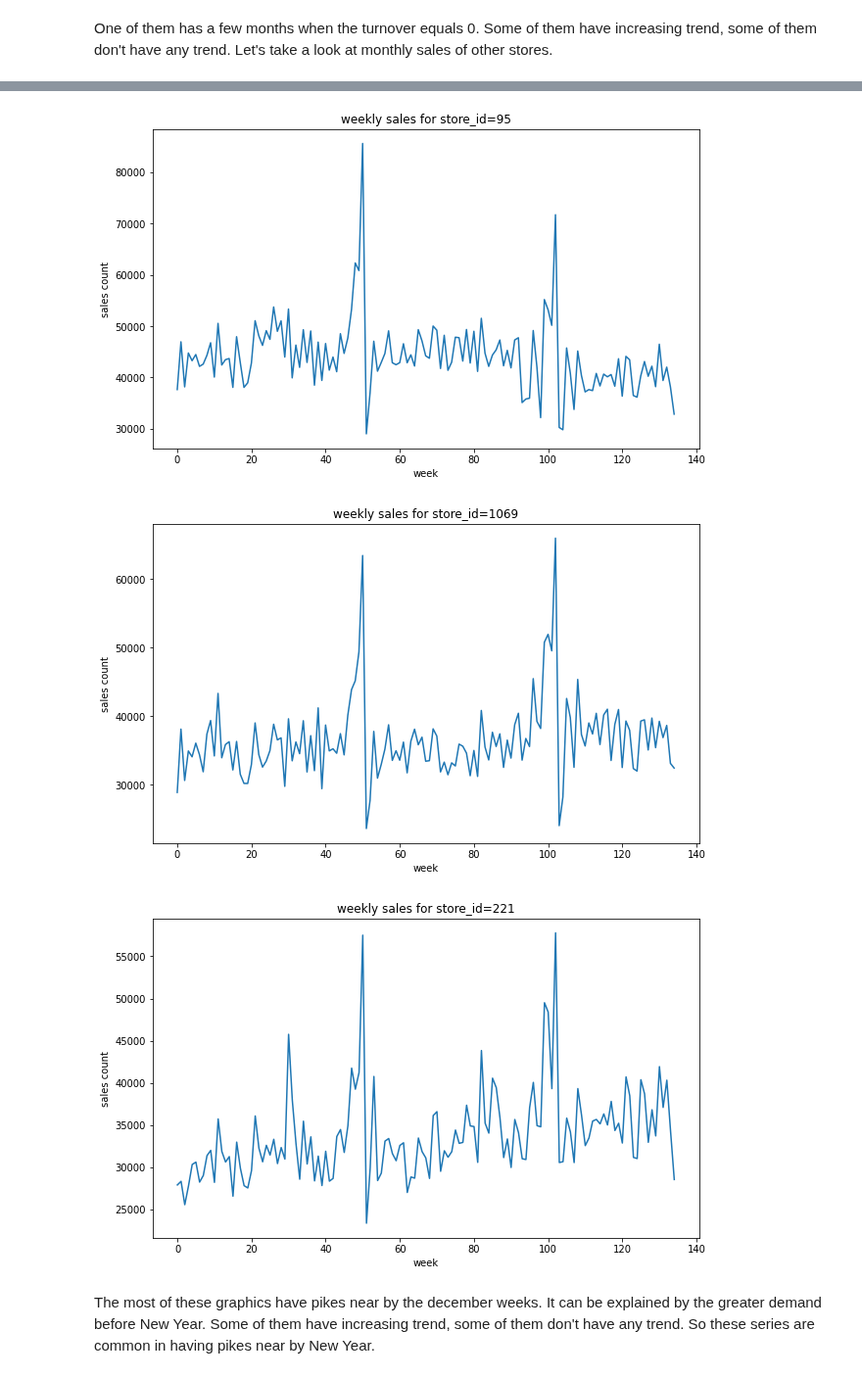
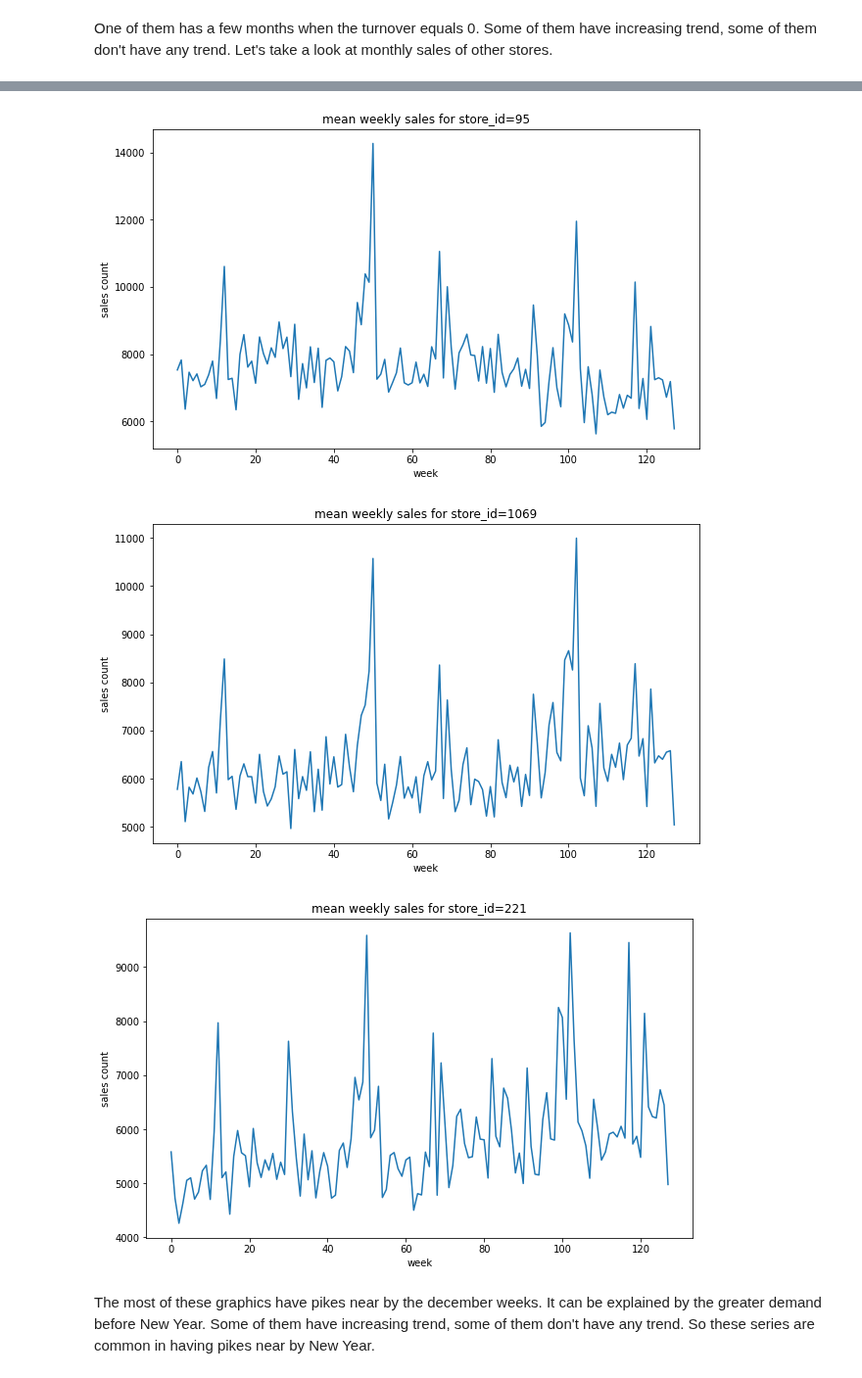
Before and after one commit to vkhmara/EPAM-Internship, a Jupyter notebook: Rossmann Store Sales/EDA 2.ipynb, the cells around one changed output, grey strips where cells are left out. Shown at 98% size. Cells and saved outputs as stored; diff of their text form; code cells hidden in the pictures.

```diff
--- a/Rossmann Store Sales/EDA 2.ipynb
+++ b/Rossmann Store Sales/EDA 2.ipynb
@@ -46,2 +18,5 @@ memory usage: 154.6 MB
+# %%
+train_sales = X_train.copy()
+train_sales['target'] = y_train
 # %% [markdown]
 # Analysis of the new features
@@ -90,0 +80,4 @@ all_days = pd.DataFrame({'ordered_day': all_days})
+# %%
+store = store.merge(train_sales.groupby('Store').agg({'target':'mean'})\
+                    .reset_index(), on='Store').rename(columns={'target':'mean_sales'})
+hist(store, 'mean_sales', bins=100)
@@ -90,0 +88,3 @@ all_days = pd.DataFrame({'ordered_day': all_days})
+# %%
+store['log_mean_sales'] = np.log10(store['mean_sales'])
+hist(store, 'log_mean_sales', bins=100)
@@ -158,5 +195,5 @@ Name: target, dtype: float64
 Here are some monthly sales of different stores
 # %%
 for store_id in store.Store.sample(10, random_state=450):
-    plot_time_series(train_encoded, store_id, 'month')
+    plot_time_series(train_sales, store_id, 'month')
 # %% [output]
@@ -174,5 +211,5 @@ for store_id in store.Store.sample(10, random_state=450):
 One of them has a few months when the turnover equals 0. Some of them have increasing trend, some of them don't have any trend. Let's take a look at monthly sales of other stores.
 # %%
 for store_id in store.Store.sample(10, random_state=298):
-    plot_time_series(train_encoded, store_id, 'week')
+    plot_time_series(train_sales, store_id, 'week')
 # %% [output]
@@ -186,6 +223,6 @@ for store_id in store.Store.sample(10, random_state=298):
-[figure, old version]
+[figure, new version]
-[figure, old version]
+[figure, new version]
-[figure, old version]
+[figure, new version]
 # %% [markdown]
 The most of these graphics have pikes near by the december weeks. It can be explained by the greater demand before New Year. Some of them have increasing trend, some of them don't have any trend. So these series are common in having pikes near by New Year.
 # %% [markdown]
```
Also changed, not shown: parts of 69 cells of this notebook, 2 other files.
